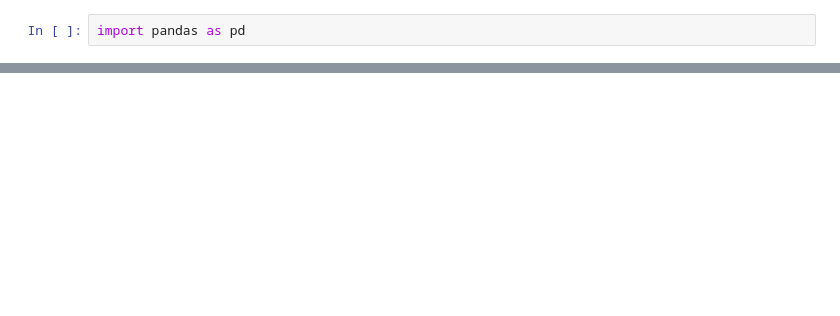
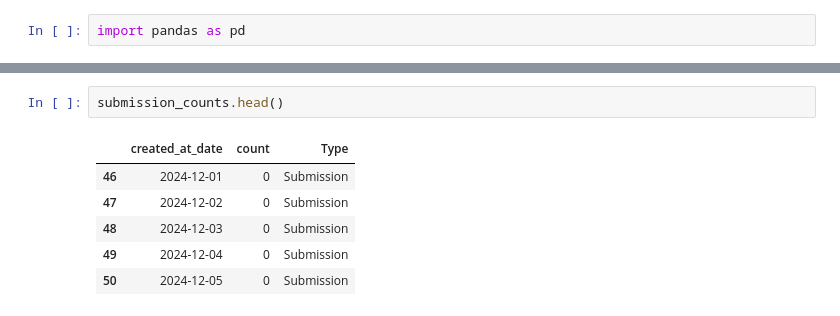
Before and after one commit to asapdiscovery/asap-polaris-blind-challenge-examples, a Jupyter notebook: paper/notebooks/01. Community Engagement.ipynb, the cells around one changed output, grey strips where cells are left out. Cells and saved outputs as stored; diff of their text form; blank space fills up the shorter version.

```diff
--- a/paper/notebooks/01. Community Engagement.ipynb
+++ b/paper/notebooks/01. Community Engagement.ipynb
@@ -69,0 +83,9 @@ count["total"] = count.sort_values("created_at_date")["count"].cumsum()
+# %%
+submission_counts.head()
+# %% [output]
+|  | created_at_date | count | Type |
+| 46 | 2024-12-01 | 0 | Submission |
+| 47 | 2024-12-02 | 0 | Submission |
+| 48 | 2024-12-03 | 0 | Submission |
+| 49 | 2024-12-04 | 0 | Submission |
+| 50 | 2024-12-05 | 0 | Submission |
```
Also changed, not shown: parts of 13 cells of this notebook, 4 other files.
